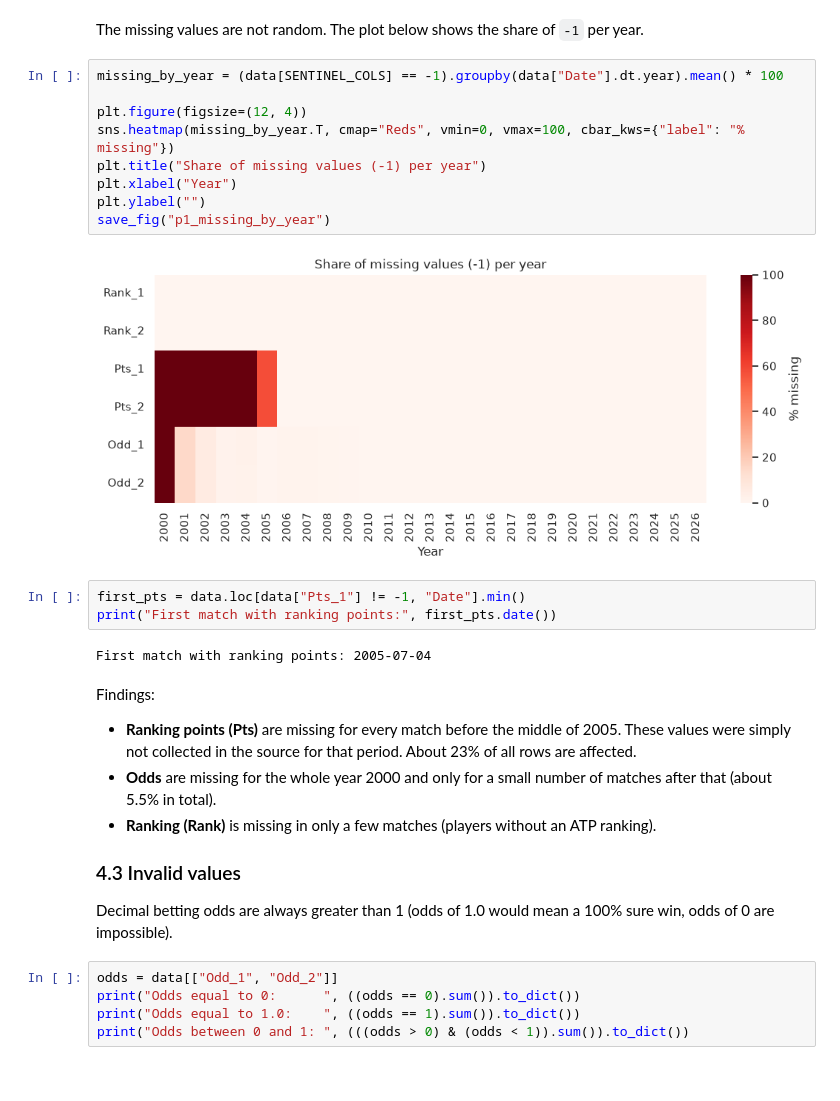
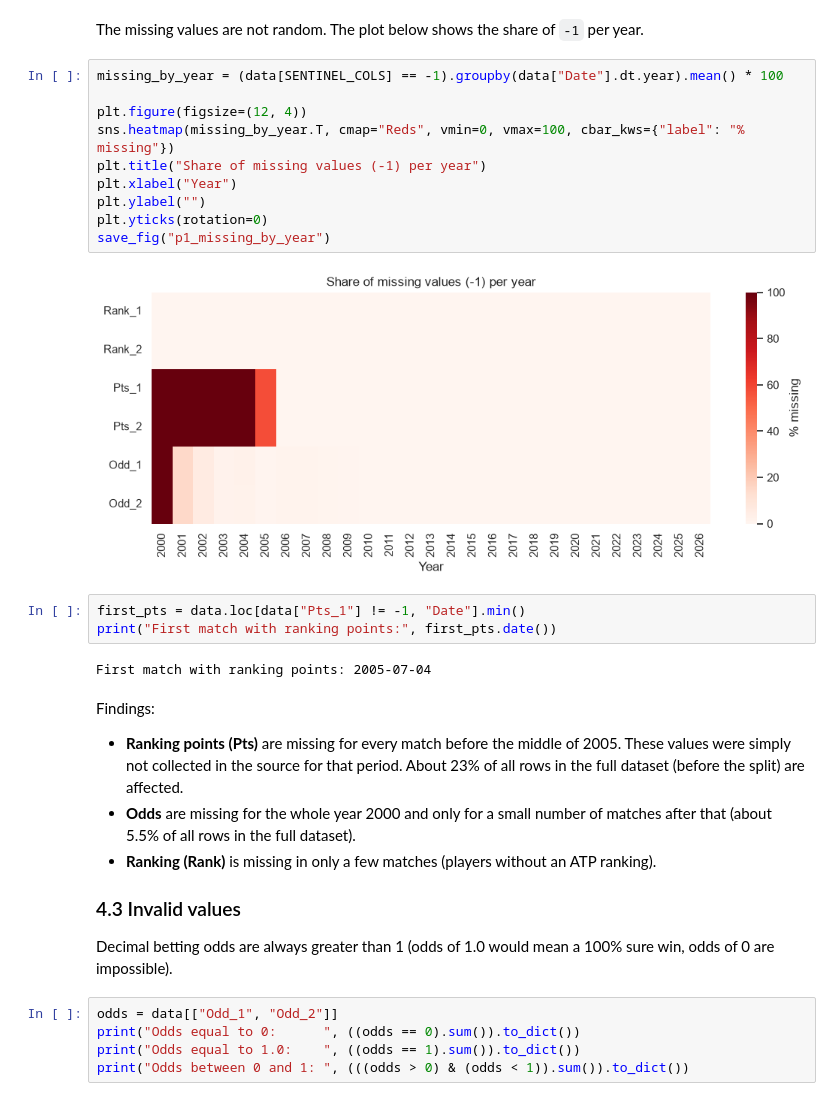
Before and after one commit to PeroPeki/machine_learning_erasmus, a Jupyter notebook: notebooks/data_explanation.ipynb, the cells around one changed output. Drawn from its saved outputs; the diff is of its cells as text.

```diff
--- a/notebooks/data_explanation.ipynb
+++ b/notebooks/data_explanation.ipynb
@@ -213,14 +210,15 @@ The missing values are not random. The plot below shows the share of `-1` per ye
 # %%
 missing_by_year = (data[SENTINEL_COLS] == -1).groupby(data["Date"].dt.year).mean() * 100
 
 plt.figure(figsize=(12, 4))
 sns.heatmap(missing_by_year.T, cmap="Reds", vmin=0, vmax=100, cbar_kws={"label": "% missing"})
 plt.title("Share of missing values (-1) per year")
 plt.xlabel("Year")
 plt.ylabel("")
+plt.yticks(rotation=0)
 save_fig("p1_missing_by_year")
 # %% [output]
-[figure, old version]
+[figure, new version]
 # %%
 first_pts = data.loc[data["Pts_1"] != -1, "Date"].min()
 print("First match with ranking points:", first_pts.date())
@@ -228,8 +226,8 @@ print("First match with ranking points:", first_pts.date())
 First match with ranking points: 2005-07-04
 # %% [markdown]
 Findings:
-- **Ranking points (Pts)** are missing for every match before the middle of 2005. These values were simply not collected in the source for that period. About 23% of all rows are affected.
-- **Odds** are missing for the whole year 2000 and only for a small number of matches after that (about 5.5% in total).
+- **Ranking points (Pts)** are missing for every match before the middle of 2005. These values were simply not collected in the source for that period. About 23% of all rows in the full dataset (before the split) are affected.
+- **Odds** are missing for the whole year 2000 and only for a small number of matches after that (about 5.5% of all rows in the full dataset).
 - **Ranking (Rank)** is missing in only a few matches (players without an ATP ranking).
 
 ### 4.3 Invalid values
```
Also changed, not shown: parts of 28 cells of this notebook, 19 other files.
